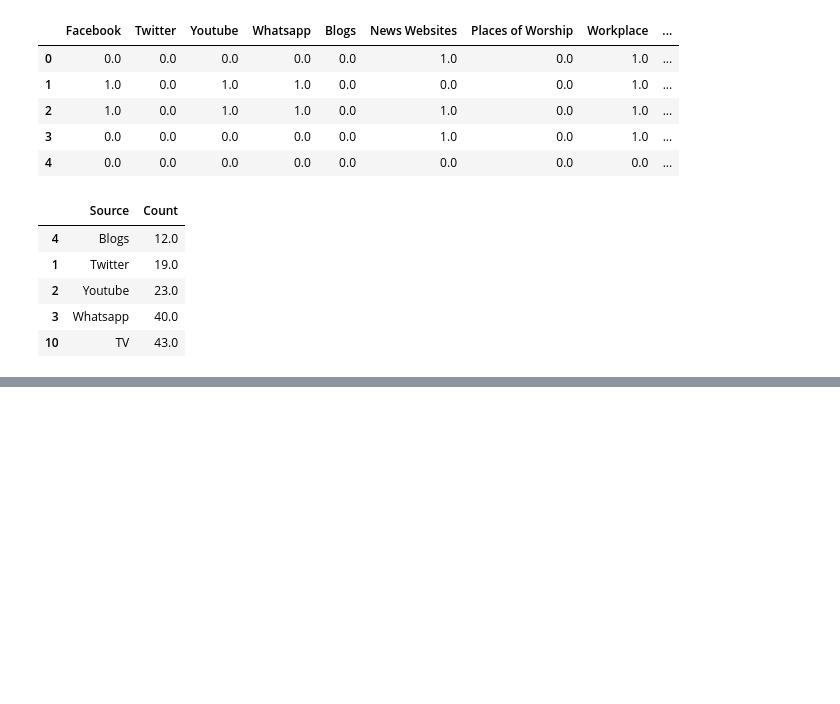
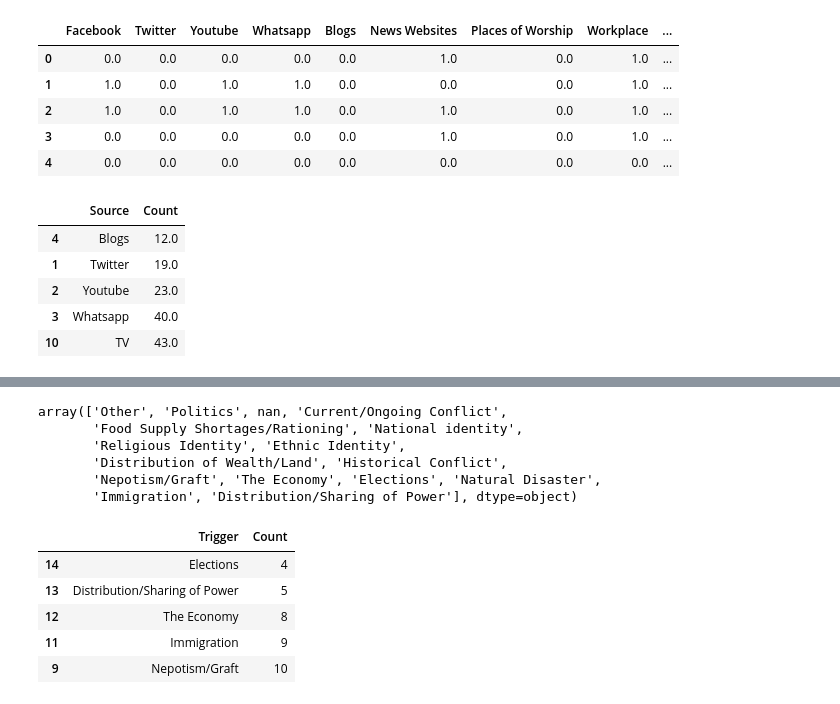
Before and after one commit to ishaterdal/PeaceTech-Lab-CAR-Lexicon, a Jupyter notebook: Ethiopia_Lexicon.ipynb, the cells around one changed output, grey strips where cells are left out. Saved outputs shown, nothing was run; the diff lists cells and outputs as text; code cells hidden in the pictures; blank space fills up the shorter version.

```diff
--- a/Ethiopia_Lexicon.ipynb
+++ b/Ethiopia_Lexicon.ipynb
@@ -392,0 +522,8 @@ fig5.show()
+# %%
+h1 = ss2[['h_A_quel_sujet_ce_terme_est_i','What_other_topic_tri_this_word_or_phrase']]
+h2 = ss2[['h_A_quel_suject_ce_terme_est_','What_other_topics_tr_this_word_or_phrase']]
+h3 = ss2[['h_A_quel_suject_ce_terme_est__001','What_other_topics_tr_this_word_or_phrase_001']]
+# %%
+h1.rename(columns={'h_A_quel_sujet_ce_terme_est_i':'Triggers','What_other_topic_tri_this_word_or_phrase':'Other'}, inplace=True)
+h2.rename(columns={'h_A_quel_suject_ce_terme_est_':'Triggers','What_other_topics_tr_this_word_or_phrase':'Other'}, inplace=True)
+h3.rename(columns={'h_A_quel_suject_ce_terme_est__001':'Triggers','What_other_topics_tr_this_word_or_phrase_001':'Other'}, inplace=True)
@@ -392,0 +534,3 @@ fig5.show()
+# %%
+h_all = h1.append([h2,h3])
+h_all.count()
@@ -392,0 +551,33 @@ fig5.show()
+# %%
+h_all['Triggers'] = h_all['Triggers'].replace(['autre', 'actualit__politique', 'conflit_s__actuel_s',
+       'pr_carit__alimentaire', 'identit__nationale',
+       'identit_s_religieuses', 'identit_s_ethniques',
+       'distribution_des_richesses_des_terres',
+       'conflit_s__historitque_zs', 'ins_curit', 'economie', '_lection_s',
+       'd_sastre_naturel', 'immigration', 'distribution_acc_s_au_pouvoir'],
+       ['Other','Politics','Current/Ongoing Conflict',
+        'Food Supply Shortages/Rationing','National identity',
+        'Religious Identity','Ethnic Identity',
+        'Distribution of Wealth/Land',
+        'Historical Conflict','Nepotism/Graft','The Economy','Elections',
+        'Natural Disaster','Immigration','Distribution/Sharing of Power'])
+# %%
+h_all['Triggers'].unique()
+# %% [output]
+array(['Other', 'Politics', nan, 'Current/Ongoing Conflict',
+       'Food Supply Shortages/Rationing', 'National identity',
+       'Religious Identity', 'Ethnic Identity',
+       'Distribution of Wealth/Land', 'Historical Conflict',
+       'Nepotism/Graft', 'The Economy', 'Elections', 'Natural Disaster',
+       'Immigration', 'Distribution/Sharing of Power'], dtype=object)
+# %%
+triggers = h_all['Triggers'].value_counts().rename_axis('Trigger').reset_index(name='Count')
+triggers = triggers.sort_values('Count', ascending=True)
+triggers.head()
+# %% [output]
+|  | Trigger | Count |
+| 14 | Elections | 4 |
+| 13 | Distribution/Sharing of Power | 5 |
+| 12 | The Economy | 8 |
+| 11 | Immigration | 9 |
+| 9 | Nepotism/Graft | 10 |
```
Also changed, not shown: parts of 31 cells of this notebook.
